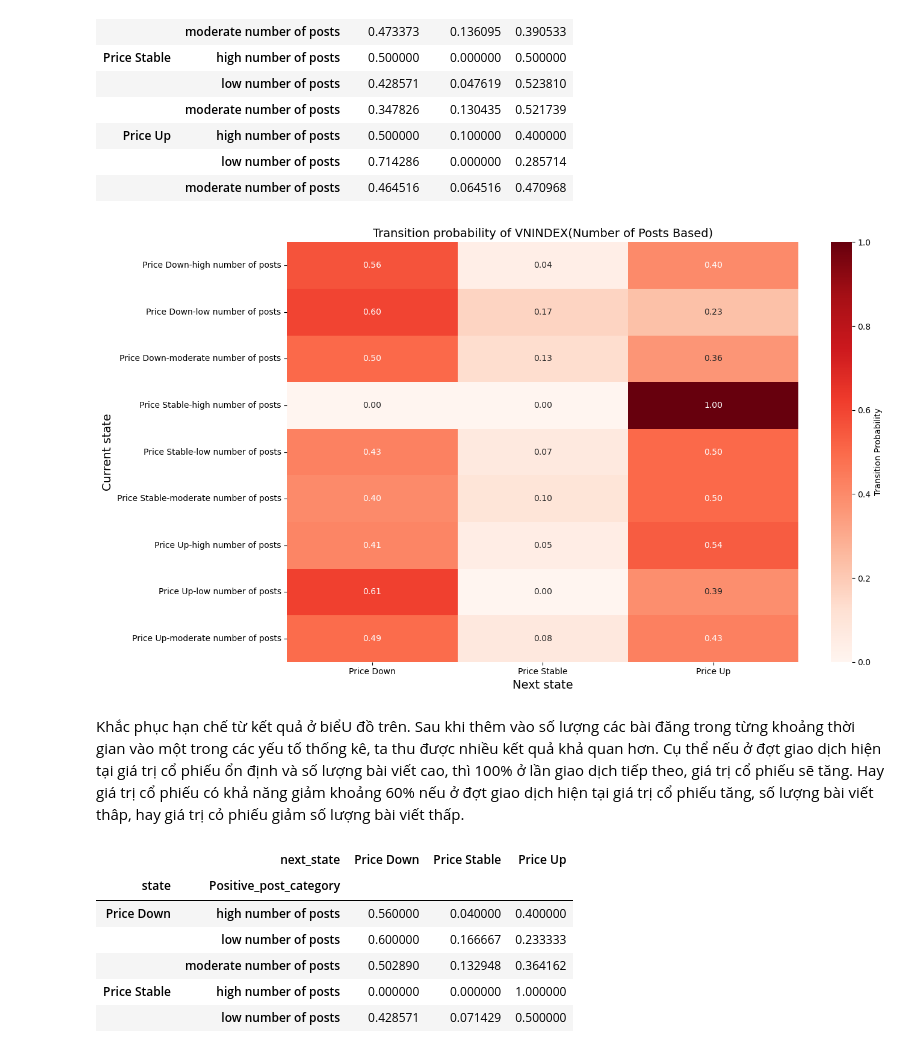
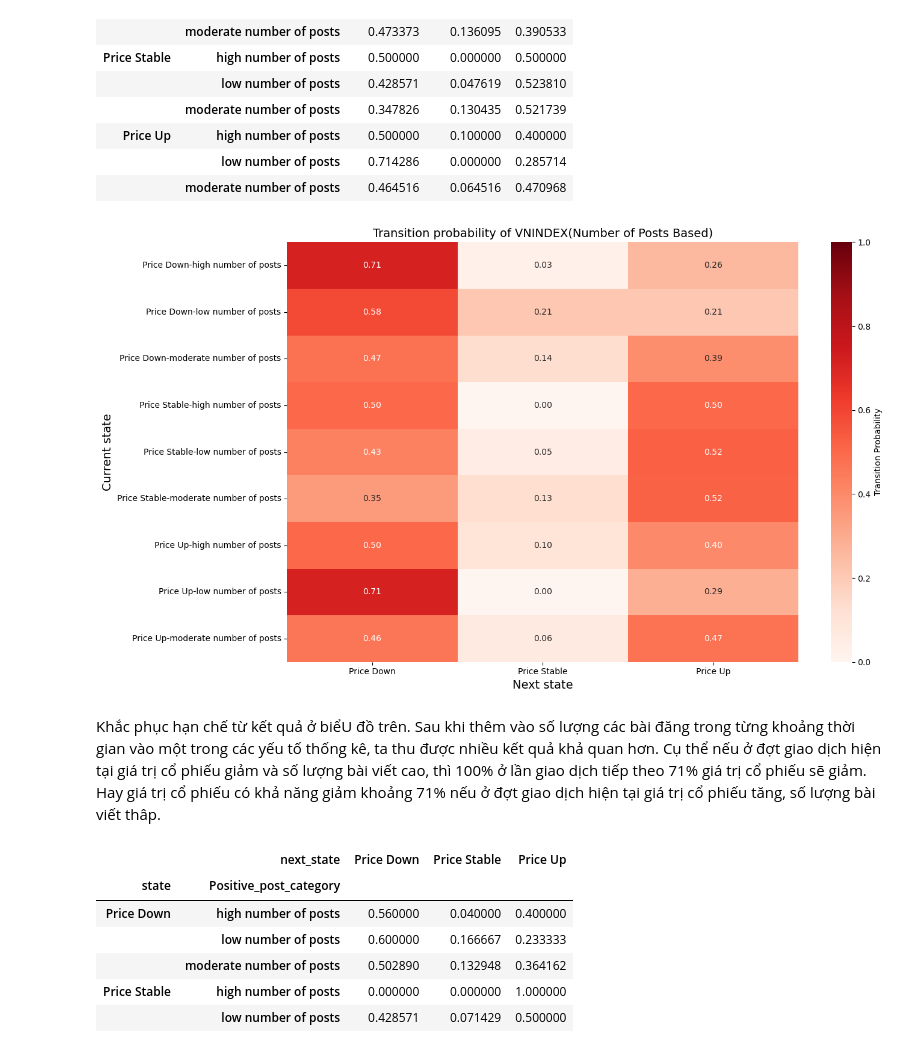
Before and after one commit to Legend0fHell/ait2006-data-processing-final, a Jupyter notebook: basic_analyze.ipynb, the cells around one changed output. Cells and saved outputs as stored; diff of their text form; code cells hidden in the pictures.

```diff
--- a/basic_analyze.ipynb
+++ b/basic_analyze.ipynb
@@ -1273,10 +1273,10 @@ def dict_to_matrix(data):
     return matrix_df, matrix
 
 data = P_VNINDEX_number_positive_posts
-matrix_df, matrix = dict_to_matrix(data)
+matrix_df, matrix_positive = dict_to_matrix(data)
 
 print("DataFrame:\n", matrix_df)
-print("\nMatrix:\n", matrix)
+print("\nMatrix:\n", matrix_positive)
 # %% [output]
 DataFrame:
               High Posts Low Posts Moderate Posts
@@ -1396,11 +1396,11 @@ def normalize_matrix(matrix):
 #### 2.1.6: Illustrate the probability of the changes in price of all symbols based on posting activities using heatmap
 # %%
 sum_of_matrices = None
-for matrix in symbol_probabilities_matrices.values():
+for matrix_positive in symbol_probabilities_matrices.values():
     if sum_of_matrices is None:
-        sum_of_matrices = matrix
+        sum_of_matrices = matrix_positive
     else:
-        sum_of_matrices += matrix
+        sum_of_matrices += matrix_positive
 sum_of_matrices /= len(symbol_probabilities_matrices)
 sum_of_matrices = normalize_matrix(sum_of_matrices)
 print(sum_of_matrices)
@@ -1428,11 +1428,11 @@ for symbol in valid_symbols:
 warnings.filterwarnings("ignore")
 
 sum_of_matrices = None
-for matrix in symbol_probabilities_matrices.values():
+for matrix_positive in symbol_probabilities_matrices.values():
     if sum_of_matrices is None:
-        sum_of_matrices = matrix
+        sum_of_matrices = matrix_positive
     else:
-        sum_of_matrices += matrix
+        sum_of_matrices += matrix_positive
 
 sum_of_matrices /= len(symbol_probabilities_matrices.values())
 
@@ -1464,11 +1464,11 @@ for symbol in valid_symbols:
 warnings.filterwarnings("ignore")
 
 sum_of_matrices = None
-for matrix in symbol_probabilities_matrices.values():
+for matrix_positive in symbol_probabilities_matrices.values():
     if sum_of_matrices is None:
-        sum_of_matrices = matrix
+        sum_of_matrices = matrix_positive
     else:
-        sum_of_matrices += matrix
+        sum_of_matrices += matrix_positive
 
 sum_of_matrices /= len(symbol_probabilities_matrices.values())
 
@@ -1734,11 +1734,11 @@ transition_posts_matrix
 |  | low number of posts | 0.714286 | 0.000000 | 0.285714 |
 |  | moderate number of posts | 0.464516 | 0.064516 | 0.470968 |
 # %%
-heatmap_illustration(transition_positive_posts_matrix, 'Transition probability of VNINDEX(Number of Posts Based)', 'Next state', 'Current state')
+heatmap_illustration(transition_posts_matrix, 'Transition probability of VNINDEX(Number of Posts Based)', 'Next state', 'Current state')
 # %% [output]
-[figure, old version]
+[figure, new version]
 # %% [markdown]
-Khắc phục hạn chế từ kết quả ở biểU đồ trên. Sau khi thêm vào số lượng các bài đăng trong từng khoảng thời gian vào một trong các yếu tố thống kê, ta thu được nhiều kết quả khả quan hơn. Cụ thể nếu ở đợt giao dịch hiện tại giá trị cổ phiếu ổn định và số lượng bài viết cao, thì 100% ở lần giao dịch tiếp theo, giá trị cổ phiếu sẽ tăng. Hay giá trị cổ phiếu có khả năng giảm khoảng 60% nếu ở đợt giao dịch hiện tại giá trị cổ phiếu tăng, số lượng bài viết thâp, hay giá trị cỏ phiếu giảm số lượng bài viết thấp.
+Khắc phục hạn chế từ kết quả ở biểU đồ trên. Sau khi thêm vào số lượng các bài đăng trong từng khoảng thời gian vào một trong các yếu tố thống kê, ta thu được nhiều kết quả khả quan hơn. Cụ thể nếu ở đợt giao dịch hiện tại giá trị cổ phiếu giảm và số lượng bài viết cao, thì 100% ở lần giao dịch tiếp theo 71% giá trị cổ phiếu sẽ giảm. Hay giá trị cổ phiếu có khả năng giảm khoảng 71% nếu ở đợt giao dịch hiện tại giá trị cổ phiếu tăng, số lượng bài viết thâp.
 # %%
 transition_positive_posts_matrix
 # %% [output]
```
Also changed, not shown: parts of 30 cells of this notebook, 1 other file.
